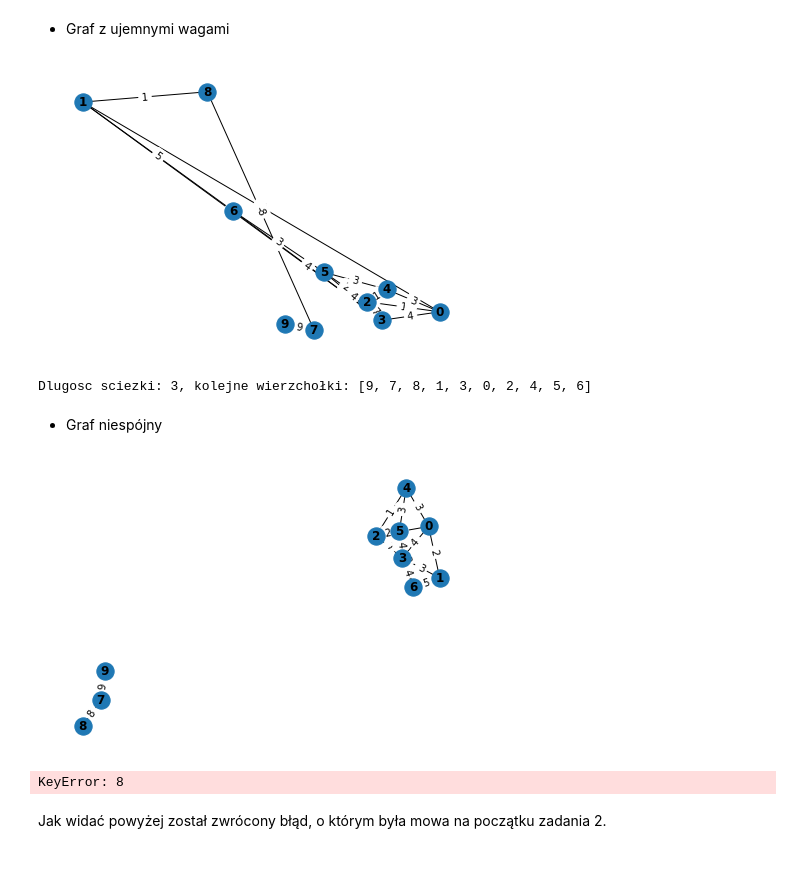
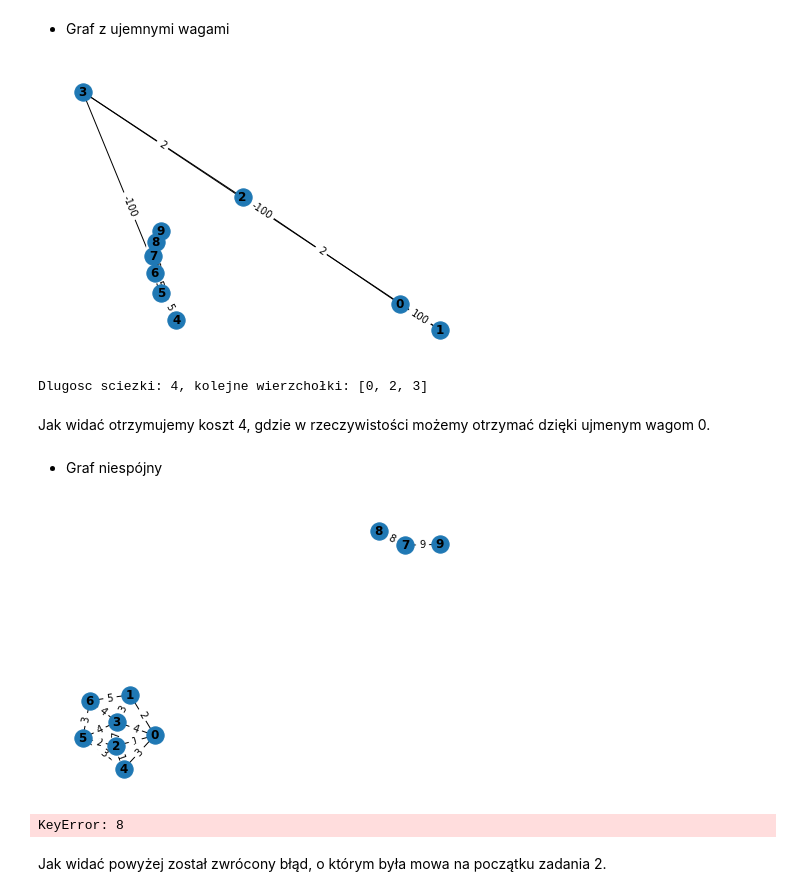
Before and after one commit to JakubStyczen/BO1, a Jupyter notebook: shortest_path.ipynb, the cells around one changed output. Cells and saved outputs as stored; diff of their text form; code cells hidden in the pictures; blank space fills up the shorter version.

```diff
--- a/shortest_path.ipynb
+++ b/shortest_path.ipynb
@@ -13,7 +13,7 @@ edge = Tuple[int, int]
 graph = Dict[int, List]
 inf = float('inf')
 
-def Dijkstra(G: graph, a: List[List[int]], s: int) -> Tuple[int, List[int]]:
+def Dijkstra(G: graph, a: List[List[int]], s: int, k: int) -> Tuple[int, List[int]]:
     """
     Alorytm zwracający najkrótsza ścieżkę w grafie "G", od danego wierzechołka "s".
     Alorytm zwraca krotkę, zawierającą długość tej ścieżki oraz kolejne wierzchołki przez, które przechodzi
@@ -24,10 +24,10 @@ def Dijkstra(G: graph, a: List[List[int]], s: int) -> Tuple[int, List[int]]:
     path = [] #lista, która będzie zawirała kolejne odwiedzone wierzchołki
 
     Q.remove(s) #usunięcie ze zbioru nieodwiedzonych wierzchołków wierzechołka startowego
-    path.append(s) #dodanie startowego wierzchołka do listy odwiedzonych
     d[s] = 0 #ustawienie kosztu startowego wierzchołka na 0
     u_prev = s #ustawienie poprzedniego wierzcholka na ten startowy
-    while Q: #wykonywanie dopóki nie odwiedzimy wszystkich wierzchołków
+    while Q and u_prev != k: #wykonywanie dopóki nie odwiedzimy wszystkich wierzchołków
+        path.append(u_prev)
         for vert in Q:
             for u in G[u_prev]: #pętle iterujące przez każdy wierzchołek nieodwiedzony znajdujący się w liście sąsiedztwa u
                 if d[u_prev] + a[u_prev][u] < d[u]: #aktualizacja najmniejszego kosztu dojscia do wierzchołka u
@@ -40,9 +40,10 @@ def Dijkstra(G: graph, a: List[List[int]], s: int) -> Tuple[int, List[int]]:
                 prev_min = d[u] #zamieniamy poprzednie minimum na nowe
                 u_prev = u #ustawiamy poprzedni wierzchołek na u
         Q.remove(u_prev) #usunięcie poprzedniego wierzchłka z listy nieodwiedzonych
-        path.append(u_prev) #dodanie wierzchołka do odwiedzonych
+         #dodanie wierzchołka do odwiedzonych
 
-    return  d[u_prev], path #zwrot wartości ścieżki oraz jej sekwencja
+    path.append(k)
+    return  d[k], path #zwrot wartości ścieżki oraz jej sekwencja
 # %%
 graph = {
     0: [1, 2, 3, 4],
@@ -94,36 +95,39 @@ Z punktu widzenia algorytmi Dijkstry istotne są wagi dodatnie. Graf z wagami uj
 * Graf z ujemnymi wagami
 # %%
 graph = {
-    0: [1, 2, 3, 4],
-    1: [0, 3, 6, 8],
-    2: [0, 3, 4, 5],
-    3: [0, 1, 2, 5, 6],
-    4: [0, 2, 5],
-    5: [2, 3, 4, 6],
-    6: [1, 3, 5],
-    7: [8,9],
-    8: [1,7],
-    9: [7]
+    0: [1,2],
+    1: [0,3],
+    2: [0,3],
+    3: [1,2,4],
+    4: [5],
+    5: [6],
+    6: [7],
+    7: [8],
+    8: [9],
+    9: [8]
 }
-
-a = [[inf, -2, 1, 4, 3, inf, inf, inf, inf, inf],
-    [-2, inf, inf, -3, inf, inf, 5, inf, 1, inf],
-    [1, inf, inf, 7, 1, 2, inf, inf, inf, inf],
-    [4, -3, 7, inf, inf, 4, 4, inf, inf, inf],
-    [3, inf, 1, inf, inf, 3, inf, inf, inf, inf],
-    [inf, inf, 2, 4, 3, inf, 3, inf, inf, inf],
-    [inf, 5, inf, 4, inf, 3, inf, inf, inf, inf],
-    [inf,inf,inf,inf,inf,inf,inf,inf, -8, 9],
-    [inf,1,inf,inf,inf,inf,inf,-8, inf,inf],
-    [inf,inf,inf,inf,inf,inf,inf, 9,inf,inf]
+a = [
+    [inf, 100, 2,inf, inf,inf, inf,inf, inf,inf],
+    [0, inf, inf, -100, inf,inf, inf,inf, inf,inf],
+    [0, inf,inf, 2, inf,inf, inf,inf, inf,inf],
+    [inf, 100, 2, inf, -100,inf,inf, inf,inf, inf],
+    [inf,inf, inf,inf, inf,5, inf,inf, inf,inf],
+    [inf,inf, inf,inf, inf,inf, 5,inf, inf,inf],
+    [inf,inf, inf,inf, inf,inf, inf,5, inf,inf],
+    [inf,inf, inf,inf, inf,inf, inf,inf, 6,inf],
+    [inf,inf, inf,inf, inf,inf, inf,inf, inf,7],
+    [inf,inf, inf,inf, inf,inf, inf,inf, 1,inf],
 ]
 
+
 info_graph(graph, a)
-d, path = Dijkstra(graph, a, 9)
+d, path = Dijkstra(graph, a, 0, 3)
 print(f'Dlugosc sciezki: {d}, kolejne wierzchołki: {path}')
 # %% [output]
-[figure, old version]
+[figure, new version]
-Dlugosc sciezki: 3, kolejne wierzchołki: [9, 7, 8, 1, 3, 0, 2, 4, 5, 6]
+Dlugosc sciezki: 4, kolejne wierzchołki: [0, 2, 3]
+# %% [markdown]
+Jak widać otrzymujemy koszt 4, gdzie w rzeczywistości możemy otrzymać dzięki ujmenym wagom 0.
 # %% [markdown]
 * Graf niespójny
 # %%
@@ -153,10 +157,10 @@ a = [[inf, 2, 1, 4, 3, inf, inf, inf, inf, inf],
 ]
 
 info_graph(graph, a)
-d, path = Dijkstra(graph, a, 9)
+d, path = Dijkstra(graph, a, 9, 1)
 print(f'Dlugosc sciezki: {d}, kolejne wierzchołki: {path}')
 # %% [output]
-[figure, old version]
+[figure, new version]
 KeyError: 8
 # %% [markdown]
 Jak widać powyżej został zwrócony błąd, o którym była mowa na początku zadania 2.
```
Also changed, not shown: parts of 2 cells of this notebook, 1 other file.
